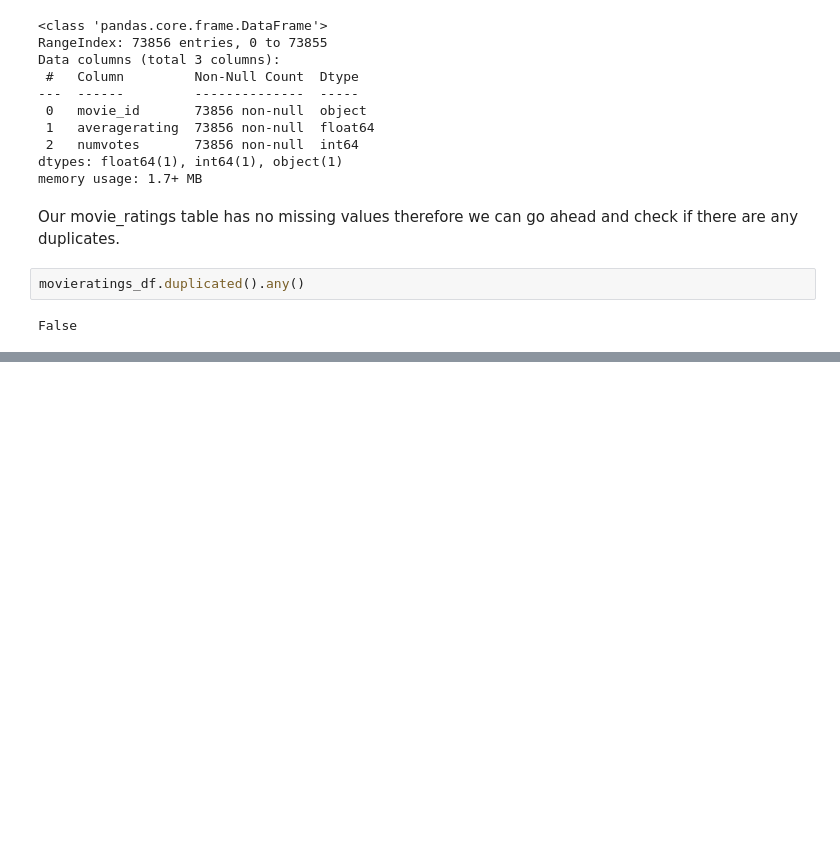
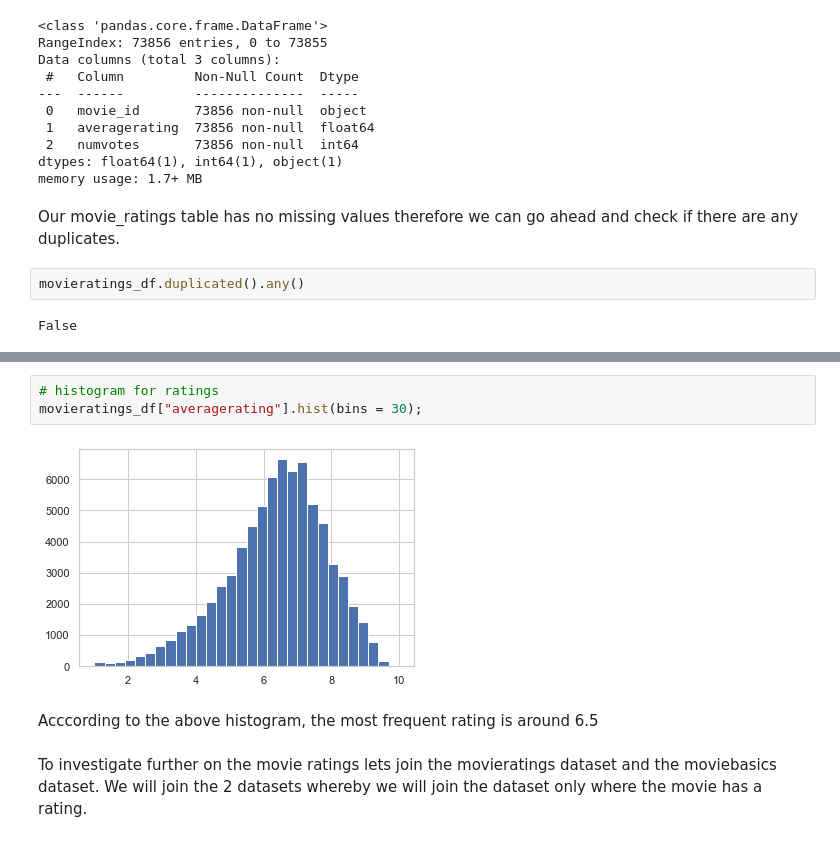
Before and after one commit to Gorreti/movies-analysis, a Jupyter notebook: movies-analysis.ipynb, the cells around one changed output, grey strips where cells are left out. Cells and saved outputs as stored; diff of their text form; blank space fills up the shorter version.

```diff
--- a/movies-analysis.ipynb
+++ b/movies-analysis.ipynb
@@ -578,0 +694,9 @@ False
+# %%
+# histogram for ratings
+movieratings_df["averagerating"].hist(bins = 30);
+# %% [output]
+[figure, added]
+# %% [markdown]
+Acccording to the above histogram, the most frequent rating is around 6.5
+# %% [markdown]
+To investigate further on the movie ratings lets join the movieratings dataset and the moviebasics dataset. We will join the  2 datasets whereby we will join the dataset only where the movie has a rating.
```
Also changed, not shown: parts of 61 cells of this notebook.
